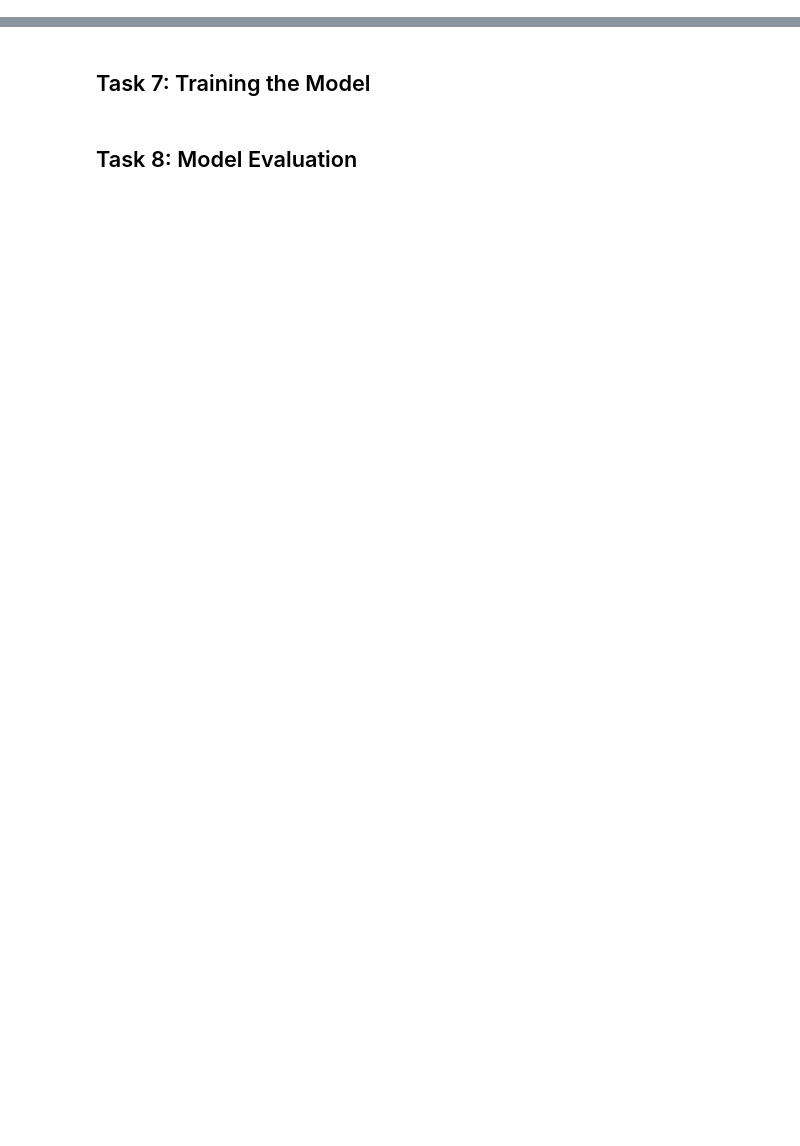
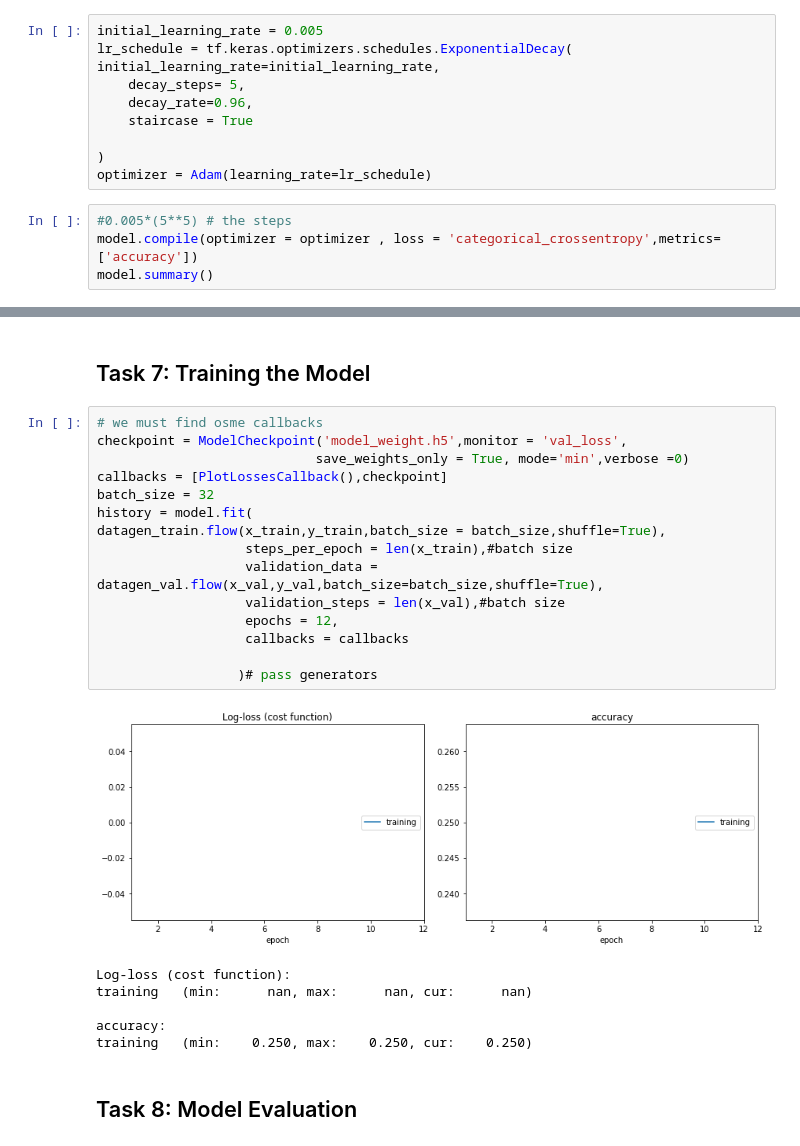
Before and after one commit to Surajv311/Radio-Signal-Classifier, a Jupyter notebook: Learner_Notebook.ipynb, the cells around one changed output, grey strips where cells are left out. Drawn from its saved outputs; the diff is of its cells as text; blank space fills up the shorter version.

```diff
--- a/Learner_Notebook.ipynb
+++ b/Learner_Notebook.ipynb
@@ -120,2 +129,16 @@ NameError: name 'model' is not defined
 # %% [markdown]
 ## Task 6: Learning Rate Scheduling and Compile the Model
+# %%
+initial_learning_rate = 0.005
+lr_schedule = tf.keras.optimizers.schedules.ExponentialDecay(
+initial_learning_rate=initial_learning_rate,
+    decay_steps= 5,
+    decay_rate=0.96,
+    staircase = True
+
+)
+optimizer = Adam(learning_rate=lr_schedule)
+# %%
+#0.005*(5**5) # the steps
+model.compile(optimizer = optimizer , loss = 'categorical_crossentropy',metrics=['accuracy'])
+model.summary()
@@ -122,4 +163,26 @@ NameError: name 'model' is not defined
 # %% [markdown]
 ## Task 7: Training the Model
+# %%
+# we must find osme callbacks
+checkpoint = ModelCheckpoint('model_weight.h5',monitor = 'val_loss',
+                            save_weights_only = True, mode='min',verbose =0)
+callbacks = [PlotLossesCallback(),checkpoint]
+batch_size = 32
+history = model.fit(
+datagen_train.flow(x_train,y_train,batch_size = batch_size,shuffle=True),
+                   steps_per_epoch = len(x_train),#batch size
+                   validation_data = datagen_val.flow(x_val,y_val,batch_size=batch_size,shuffle=True),
+                   validation_steps = len(x_val),#batch size
+                   epochs = 12,
+                   callbacks = callbacks
+
+                  )# pass generators
+# %% [output]
+[figure, added]
+Log-loss (cost function):
+training   (min:      nan, max:      nan, cur:      nan)
+
+accuracy:
+training   (min:    0.250, max:    0.250, cur:    0.250)
 # %% [markdown]
 ## Task 8: Model Evaluation
```
Also changed, not shown: parts of 11 cells of this notebook, 2 other files.
